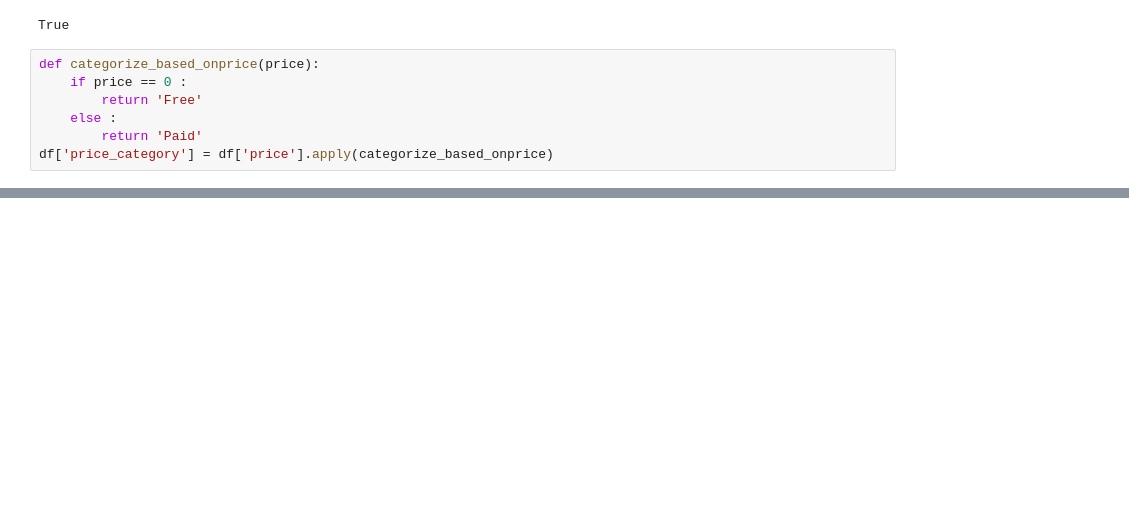
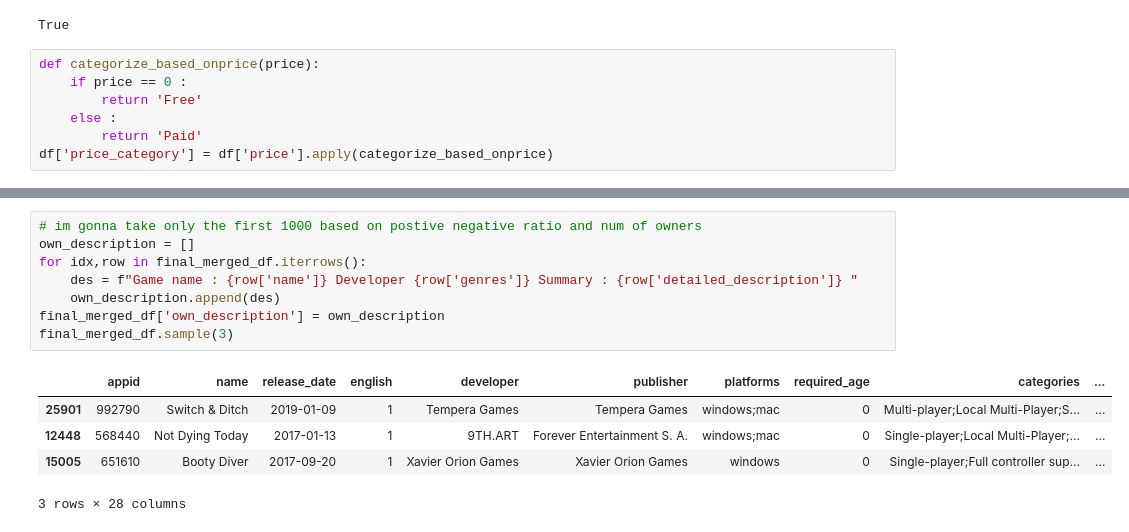
Before and after one commit to basheppo/GameRecommandationSystem, a Jupyter notebook: Data/cleanData.ipynb, the cells around one changed output, grey strips where cells are left out. Cells and saved outputs as stored; diff of their text form; blank space fills up the shorter version.

```diff
--- a/Data/cleanData.ipynb
+++ b/Data/cleanData.ipynb
@@ -153,0 +208,14 @@ for index, row in final_merged_df.sample(5).iterrows():
+# %%
+# im gonna take only the first 1000 based on postive negative ratio and num of owners
+own_description = []
+for idx,row in final_merged_df.iterrows():
+    des = f"Game name : {row['name']} Developer {row['genres']} Summary : {row['detailed_description']} "
+    own_description.append(des)
+final_merged_df['own_description'] = own_description
+final_merged_df.sample(3)
+# %% [output]
+|  | appid | name | release_date | english | developer | publisher | platforms | required_age | categories | ... |
+| 25901 | 992790 | Switch & Ditch | 2019-01-09 | 1 | Tempera Games | Tempera Games | windows;mac | 0 | Multi-player;Local Multi-Player;S... | ... |
+| 12448 | 568440 | Not Dying Today | 2017-01-13 | 1 | 9TH.ART | Forever Entertainment S. A. | windows;mac | 0 | Single-player;Local Multi-Player;... | ... |
+| 15005 | 651610 | Booty Diver | 2017-09-20 | 1 | Xavier Orion Games | Xavier Orion Games | windows | 0 | Single-player;Full controller sup... | ... |
+3 rows × 28 columns
```
Also changed, not shown: parts of 28 cells of this notebook, 6 other files.
